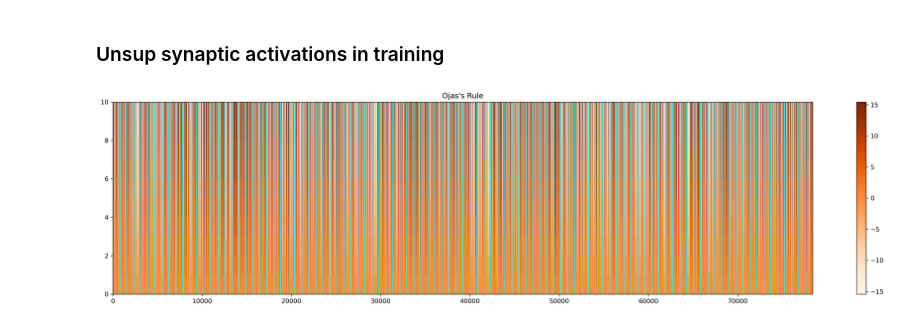
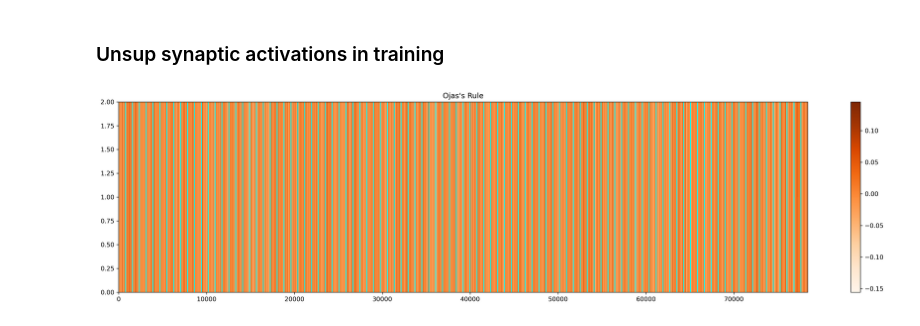
Before and after one commit to cutterdawes/HebbianLearning, a Jupyter notebook: experimental.ipynb, the cells around one changed output. Drawn from its saved outputs; the diff is of its cells as text; code cells hidden in the pictures.

Commit message:
Analysis of learning rules so far, train models with hard WTA hebb's rule

```diff
--- a/experimental.ipynb
+++ b/experimental.ipynb
@@ -105,3 +28,0 @@ array([0.23100547, 0.11222987])
-# %%
-Wx_ojas_rule50 = ojas_rule50.unsup_layer(x)
-Wx_proj_ojas_rule50 = pca.fit_transform(Wx_ojas_rule50.detach())
@@ -141,0 +60,4 @@ plt.tight_layout()
+# %%
+# load original data and get projection
+x, labels = load_data(sample_size=1000)
+x_proj, x_expl_var = get_projection(x)
@@ -169,0 +156,27 @@ plot_neuron_similarities(ojas_rule50, 1000)
+# %%
+fig, axes = plt.subplots(4, 4, figsize=(16, 16), sharex=True, sharey=True)
+
+# plot for baselines
+axes[0, 0].hist(get_neuron_similarities(baseline), bins=20, range=(-1,1), weights=np.ones(num_samples)/num_samples, edgecolor='black')
+axes[0, 1].hist(get_neuron_similarities(random_W), bins=20, range=(-1,1), weights=np.ones(num_samples)/num_samples, edgecolor='black')
+axes[0, 0].text(0.02, 0.95, 'baseline (BP)', transform=axes[0, 0].transAxes)
+axes[0, 1].text(0.02, 0.95, 'random_W', transform=axes[0, 1].transAxes)
+axes[0, 2].axis('off')
+axes[0, 3].axis('off')
+
+# plot for Hebbian learning rules
+for i, learning_rule in [(1, 'hebbs_rule'), (2, 'ojas_rule'), (3, 'hard_WTA_ojas_rule')]:
+    for j, unsup_epochs in [(0, 1), (1, 5), (2, 10), (3, 50)]:
+        ax = axes[i, j]
+        model = load_model(learning_rule=learning_rule, unsup_epochs=unsup_epochs)
+        ax.hist(get_neuron_similarities(model), bins=20, range=(-1,1), weights=np.ones(num_samples)/num_samples, edgecolor='black')
+        ax.text(0.02, 0.9, f'{learning_rule}\nunsup_epochs={unsup_epochs}', transform=ax.transAxes)
+
+# formatting
+fig.suptitle('Distribution of Neuronal Cosine Similarities for Learning Rules', fontsize=18)
+for j in range(4):
+    axes[3, j].set_xlabel('Neuronal Cosine Similarities')
+for i in range(4):
+    axes[i, 0].set_ylabel('Fraction')
+plt.tight_layout()
+fig.savefig('figures/neuronal-similarities.png', dpi=300)
@@ -174,17 +187,18 @@ from genhebb import GenHebb, hebbs_rule, ojas_rule, hard_WTA_ojas_rule
 # %%
+n_neurons=100
 weights = []
-for epoch in range(1, 21):
-    model = GenHebb(28*28, 100, 10, ojas_rule)
-    model.load_state_dict(torch.load(f'saved_models/epoch_checkpoints/ojas_rule_{epoch}.pt'))
-    weights.append(model.unsup_layer.W.flatten().detach().numpy())
+learning_rule = 'hard_WTA_ojas_rule'
+for epoch in range(1, 3):
+    model = load_model(learning_rule=learning_rule, mid_training=True, epoch=epoch)
+    weights.append(model.unsup_layer.W.flatten().detach().numpy()[:784*n_neurons])
 
 plt.figure(figsize=(20, 5), dpi=300)
 plt.pcolormesh(weights, cmap='Oranges')
-for n in range(1, 100):
+for n in range(1, n_neurons):
     plt.axvline(n*784, c='cyan')
 plt.colorbar()
 plt.title("Ojas's Rule")
 plt.tight_layout()
 plt.show()
 # %% [output]
-[figure, old version]
+[figure, new version]
```
Also changed, not shown: parts of 35 cells of this notebook, 4 other files.
